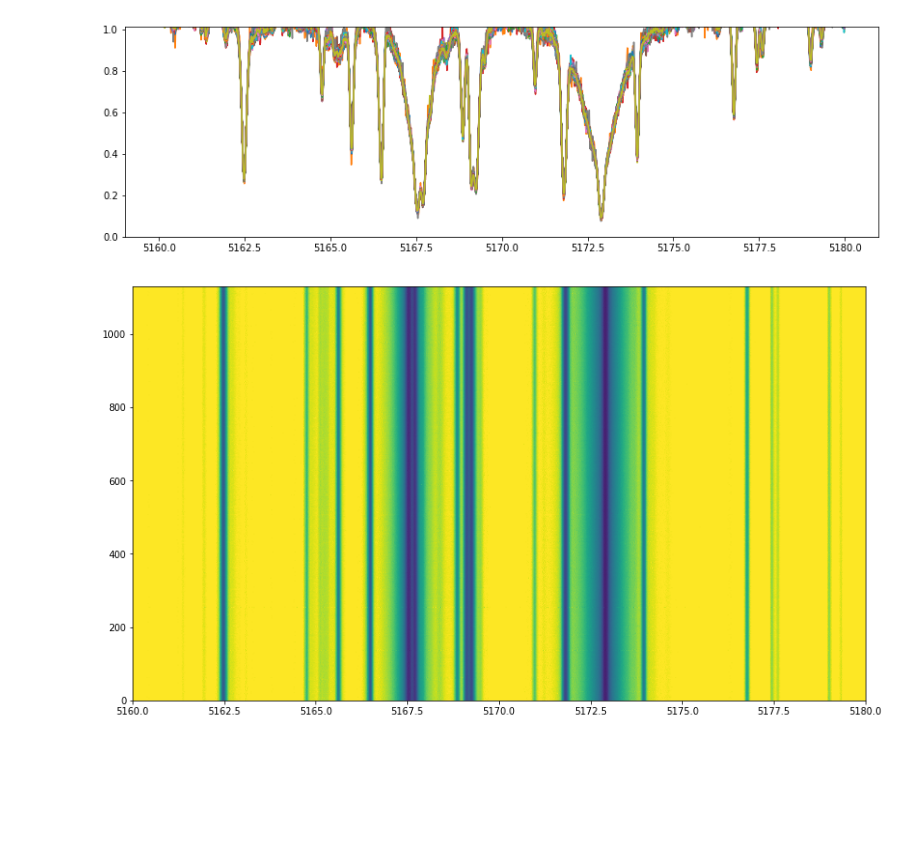
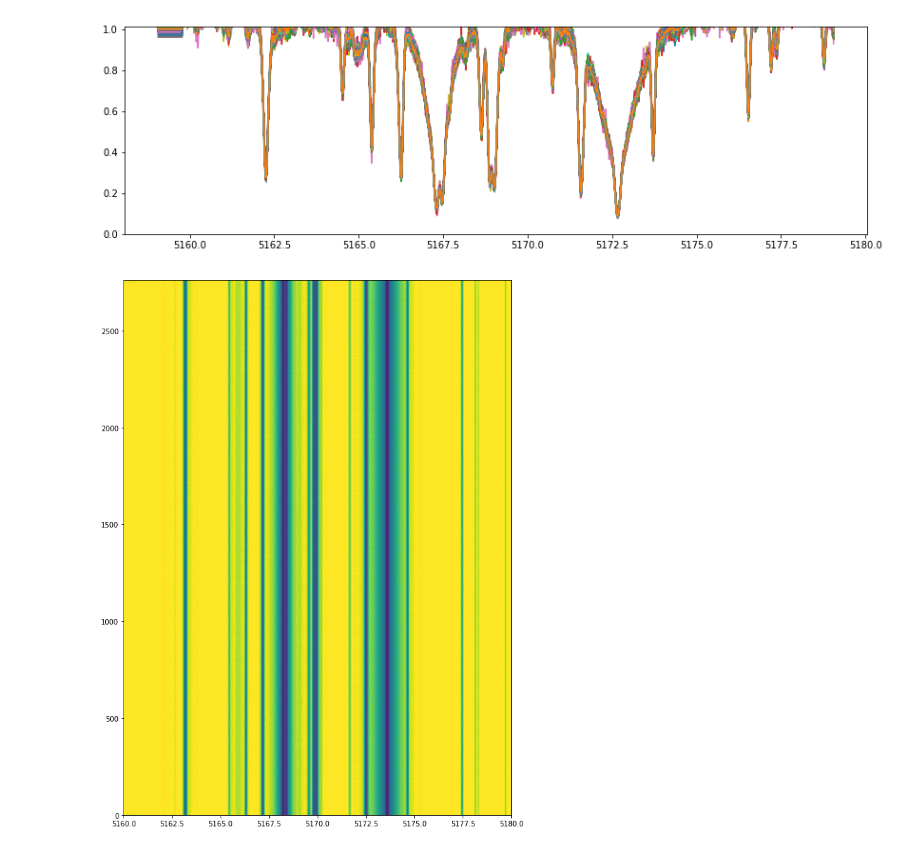
Before and after one commit to bmorris3/sharp, a Jupyter notebook: cnn/prep_18Sco_residuals.ipynb, the cells around one changed output. Drawn from its saved outputs; the diff is of its cells as text; code cells hidden in the pictures; blank space fills up the shorter version.

```diff
--- a/cnn/prep_18Sco_residuals.ipynb
+++ b/cnn/prep_18Sco_residuals.ipynb
@@ -6,6 +6,9 @@ import h5py
 from glob import glob
 
 archive = h5py.File("data/archive_18sco.hdf5", 'r')
+# %%
+solar_median = np.load('data/solar_median.npy')
+wavelengths = np.load('data/residuals_wl.npy')
 # %%
 wl_min = 5160
 wl_max = 5180
@@ -37,11 +30,13 @@ plt.ylim([0, 2])
 # %%
 # # Expensive, only run once:
 dx = []
-for i in range(1, len(spectra)):
-    cross_corr = np.correlate(spectra[0].flux - np.median(spectra[0].flux),
+for i in range(0, len(spectra)):
+    cross_corr = np.correlate(solar_median - np.median(solar_median), #spectra[0].flux - np.median(spectra[0].flux),
                               spectra[i].flux - np.median(spectra[i].flux), mode='same')
-
-    dx.append(cross_corr.shape[0]//2 - cross_corr.argmax())
+#     plt.plot(solar_median)
+#     plt.plot(np.roll(spectra[i].flux, - (cross_corr.shape[0]//2 - cross_corr.argmax())))
+#     plt.show()
+    dx.append(-(cross_corr.shape[0]//2 - cross_corr.argmax()))
 
 np.save('data/dx_18Sco.npy', dx)
 
@@ -56,40 +51,41 @@ dates = Time(keys, format='isot')
 from json import load
 f_S = load(open('../f_S.json'))
 # %%
-coadded = spectra[0].flux
+coadded = np.zeros_like(wavelengths) #spectra[0].flux
 
-spectral_grid = spectra[0].flux #np.zeros((len(spectra)-1, len(spectra[0].wavelength)))
+spectral_grid = None #spectra[0].flux #np.zeros((len(spectra)-1, len(spectra[0].wavelength)))
 all_fs = []
 
 delta_wavelength = np.median(np.abs(np.diff(spectra[0].wavelength)))
 
 spectra_indices = []
 
 plt.figure(figsize=(14, 4))
-for i in range(1, len(spectra)):
+for i in range(0, len(spectra)):
     # Quality filter
 #     if True:
-    if spectra[i].flux.max() < 1.2:
+    if spectra[i].flux.max() < 1.2 and i > 2:
         spectra_indices.append(i)
-        date_key = str(dates[i-1].datetime.date())
-#         all_fs.append(f_S[date_key])
+
         wavelength_shift = dx[i-1] * delta_wavelength
 
-        rolled_spectrum = np.interp(spectra[0].wavelength, spectra[i].wavelength - wavelength_shift, spectra[i].flux, left=1, right=1)
+        rolled_spectrum = np.interp(wavelengths, spectra[i].wavelength - wavelength_shift, spectra[i].flux, left=1, right=1)
         rolled_spectrum /= np.median(rolled_spectrum)
 
-        plt.plot(spectra[i].wavelength, rolled_spectrum)
+        plt.plot(wavelengths, rolled_spectrum)
         coadded += rolled_spectrum
-
-        spectral_grid = np.vstack([spectral_grid, rolled_spectrum])
+        if spectral_grid is None:
+            spectral_grid = rolled_spectrum
+        else:
+            spectral_grid = np.vstack([spectral_grid, rolled_spectrum])
 
 coadded /= np.median(coadded)
 
 # plt.xlim([tio - 5, tio + 5])
 plt.ylim([0, 1.01])
 spectra_indices = np.array(spectra_indices)
 # %% [output]
-[figure, old version]
+[figure, new version]
 # %%
 plt.figure(figsize=(14, 14))
 extent = [spectra[0].wavelength.min(), spectra[0].wavelength.max(),
@@ -97,4 +93,4 @@ extent = [spectra[0].wavelength.min(), spectra[0].wavelength.max(),
 plt.imshow(spectral_grid, origin='lower', extent=extent, vmin=0, vmax=1)
 plt.gca().set_aspect(0.01)
 # %% [output]
-[figure, old version]
+[figure, new version]
```
Also changed, not shown: parts of 14 cells of this notebook, 4 other files.
